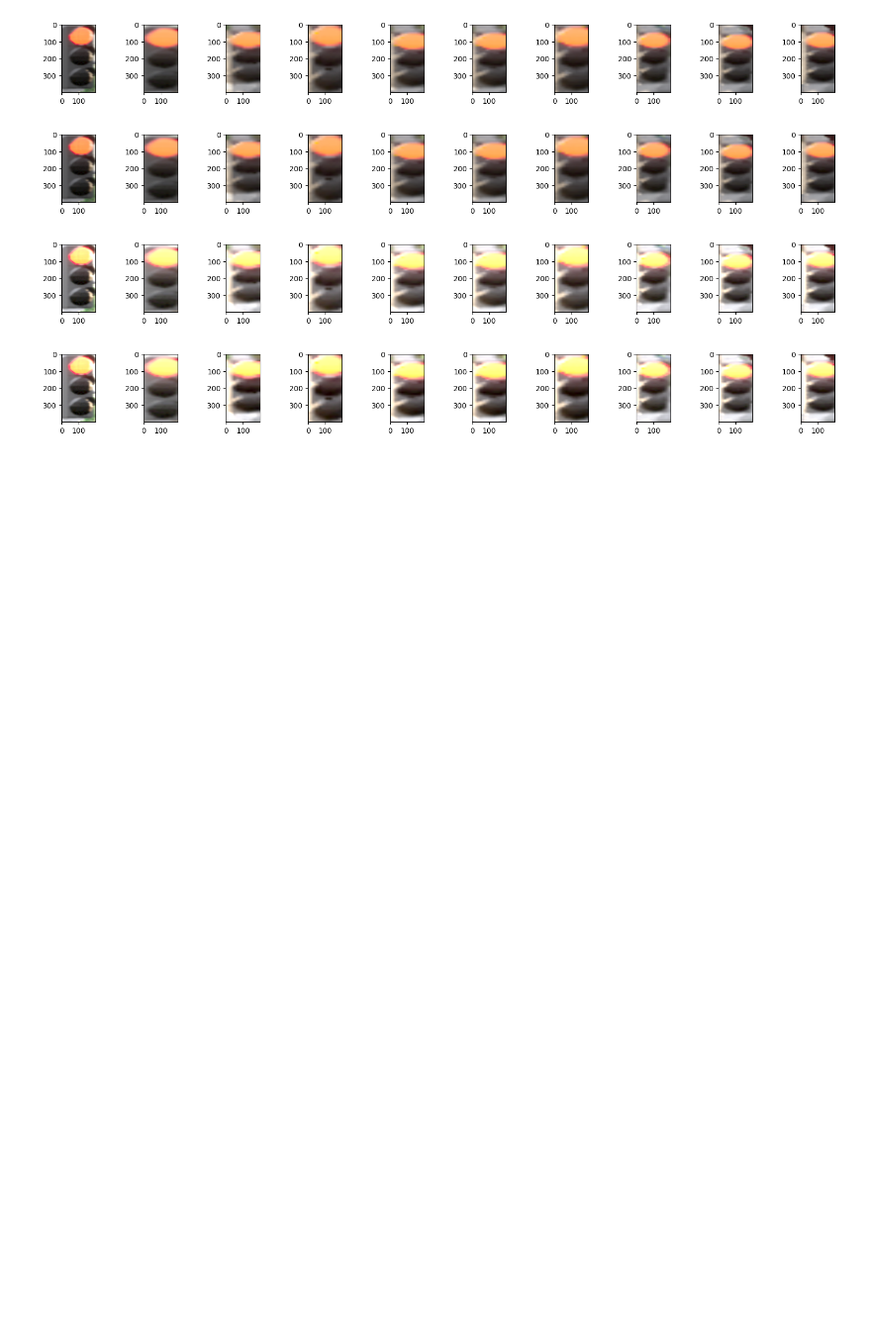
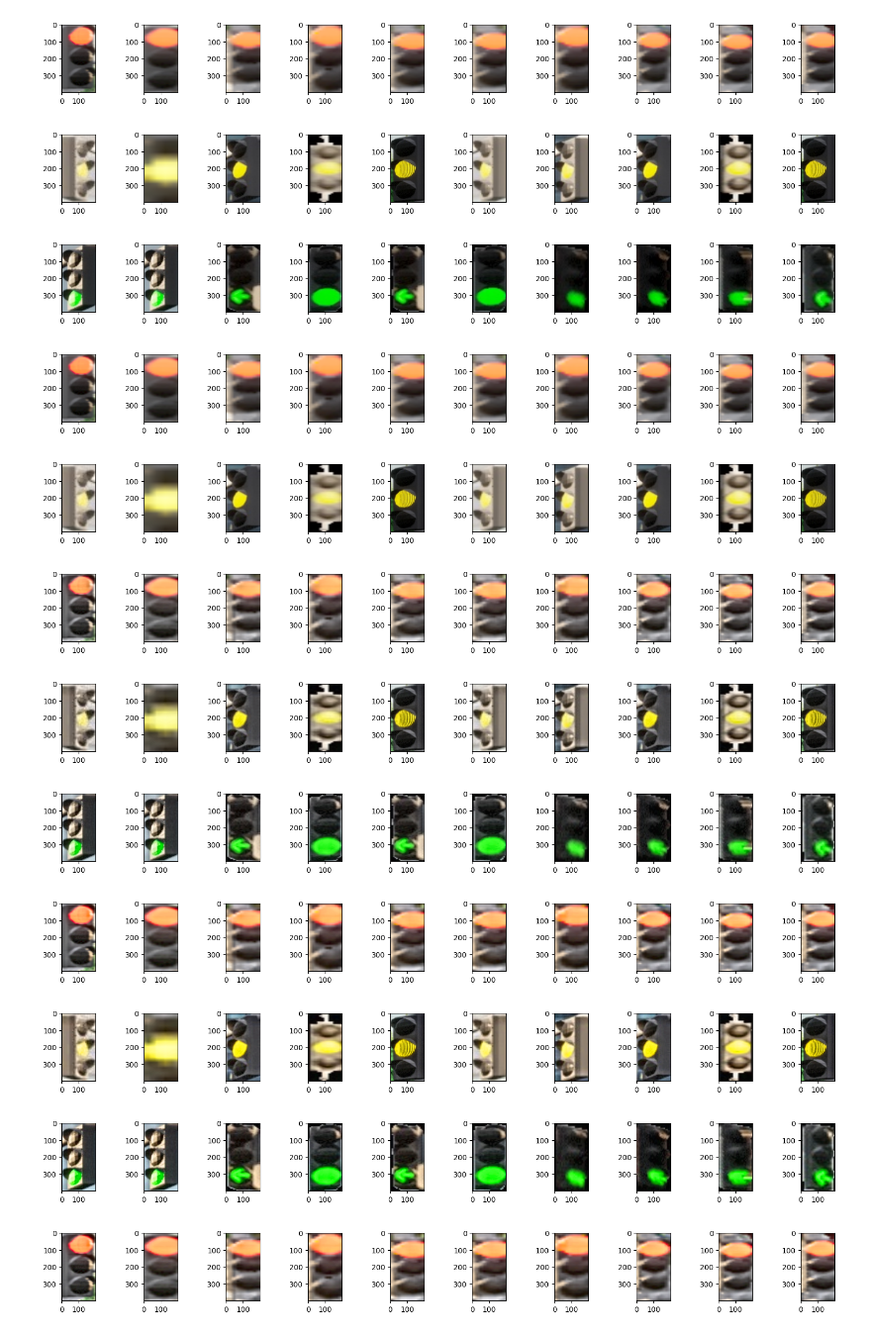
Before and after one commit to mausneg/Deteksi-dan-Klasifikasi-Lampu-Lalu-Lintas, a Jupyter notebook: projek.ipynb, the cells around one changed output. Shown at 99% size. Drawn from its saved outputs; the diff is of its cells as text; code cells hidden in the pictures; blank space fills up the shorter version.

```diff
--- a/projek.ipynb
+++ b/projek.ipynb
@@ -50,6 +50,14 @@ imageGreen_resize = resizeImage(imageGreen)
 displayColorImage(imageRed_resize)
 # %% [output]
 [figure]
+# %%
+displayColorImage(imageYellow_resize)
+# %% [output]
+[figure, added]
+# %%
+displayColorImage(imageGreen_resize)
+# %% [output]
+[figure, added]
 # %%
 def noiseRemoval(images):
     images_noise = []
@@ -62,18 +70,67 @@ blurRed = noiseRemoval(imageRed_resize)
 displayColorImage(blurRed)
 # %% [output]
 [figure]
-# %%
-def contrastEnhancement(images):
-    images_contrast = []
-    for image in images:
-        image_contrast = cv2.convertScaleAbs(image, alpha=1.5, beta=0)
-        images_contrast.append(image_contrast)
-    return images_contrast
+# %%
+blurYellow = noiseRemoval(imageYellow_resize)
+displayColorImage(blurYellow)
+# %% [output]
+[figure, added]
+# %%
+def contrastEnhancement(images):
+    images_contrast = []
+    for image in images:
+        image_lab = cv2.cvtColor(image, cv2.COLOR_BGR2LAB)
+        lab_planes = cv2.split(image_lab)
+        clahe = cv2.createCLAHE(clipLimit=2.0, tileGridSize=(8, 8))
+        lab_planes = list(lab_planes)
+        lab_planes[0] = clahe.apply(lab_planes[0])
+        lab_planes = tuple(lab_planes)
+        image_lab = cv2.merge(lab_planes)
+        image_contrast = cv2.cvtColor(image_lab, cv2.COLOR_LAB2BGR)
+        images_contrast.append(image_contrast)
+    return images_contrast
 # %%
 contrastRed = contrastEnhancement(blurRed)
 displayColorImage(contrastRed)
 # %% [output]
-[figure, old version]
+[figure, new version]
+# %%
+contrastYellow = contrastEnhancement(blurYellow)
+displayColorImage(contrastYellow)
+# %% [output]
+[figure, added]
+# %%
+contrastGreen = contrastEnhancement(imageGreen_resize)
+displayColorImage(contrastGreen)
+# %% [output]
+[figure, added]
+# %%
+def saturationEnhancement(images):
+    images_saturation = []
+    for image in images:
+        image_hls = cv2.cvtColor(image, cv2.COLOR_BGR2HLS)
+        h, l, s = cv2.split(image_hls)
+        saturation_factor = 1.5
+        s = np.clip(s * saturation_factor, 0, 255).astype(np.uint8)
+        image_hls = cv2.merge([h, l, s])
+        image_saturated = cv2.cvtColor(image_hls, cv2.COLOR_HLS2BGR)
+        images_saturation.append(image_saturated)
+    return images_saturation
+# %%
+saturationRed = saturationEnhancement(contrastRed)
+displayColorImage(saturationRed)
+# %% [output]
+[figure, added]
+# %%
+saturationYellow = saturationEnhancement(contrastYellow)
+displayColorImage(saturationYellow)
+# %% [output]
+[figure, added]
+# %%
+saturationGreen = saturationEnhancement(contrastGreen)
+displayColorImage(saturationGreen)
+# %% [output]
+[figure, added]
 # %%
 def normalize(images):
     images_normalize = []
@@ -82,7 +139,7 @@ def normalize(images):
         images_normalize.append(image_normalize)
     return images_normalize
 # %%
-normalizeRed = normalize(contrastRed)
+normalizeRed = normalize(saturationRed)
 displayColorImage(normalizeRed)
 # %% [output]
-[figure, old version]
+[figure, new version]
```
Also changed, not shown: parts of 19 cells of this notebook.
